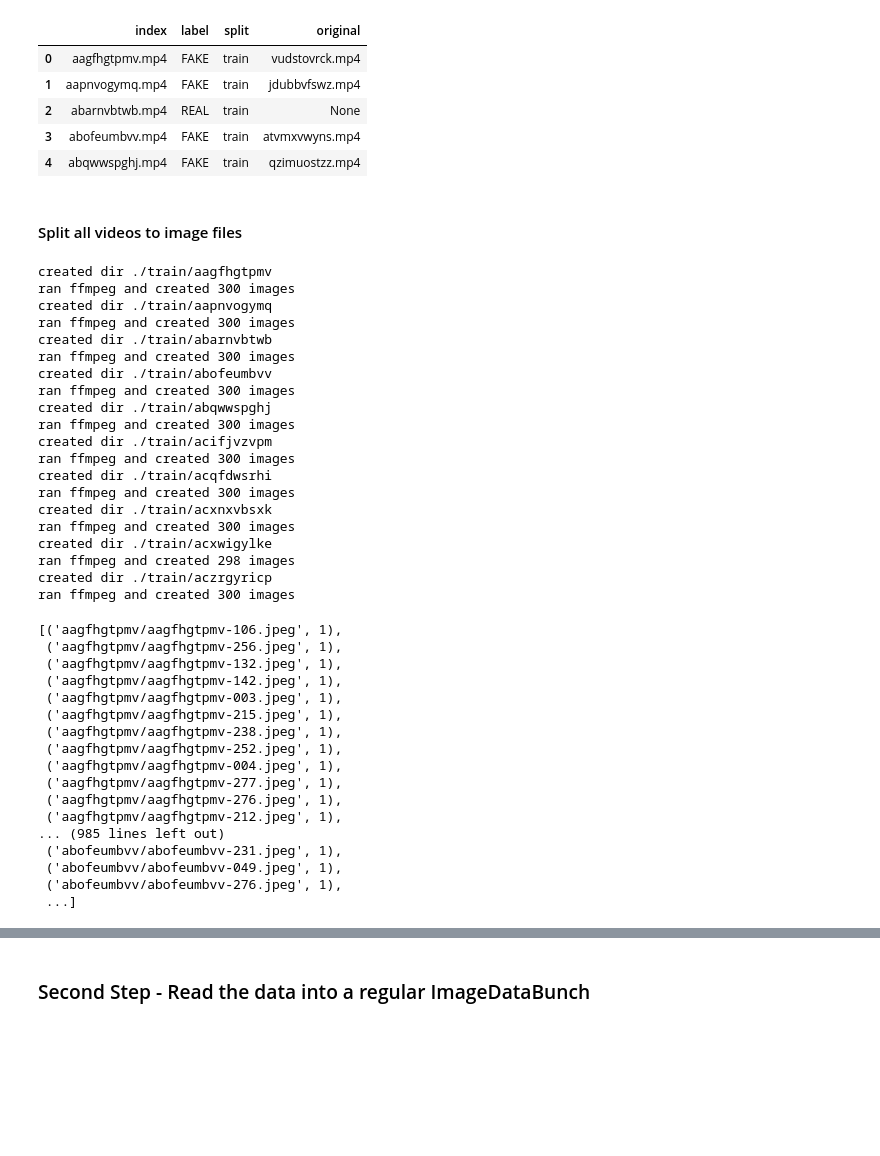
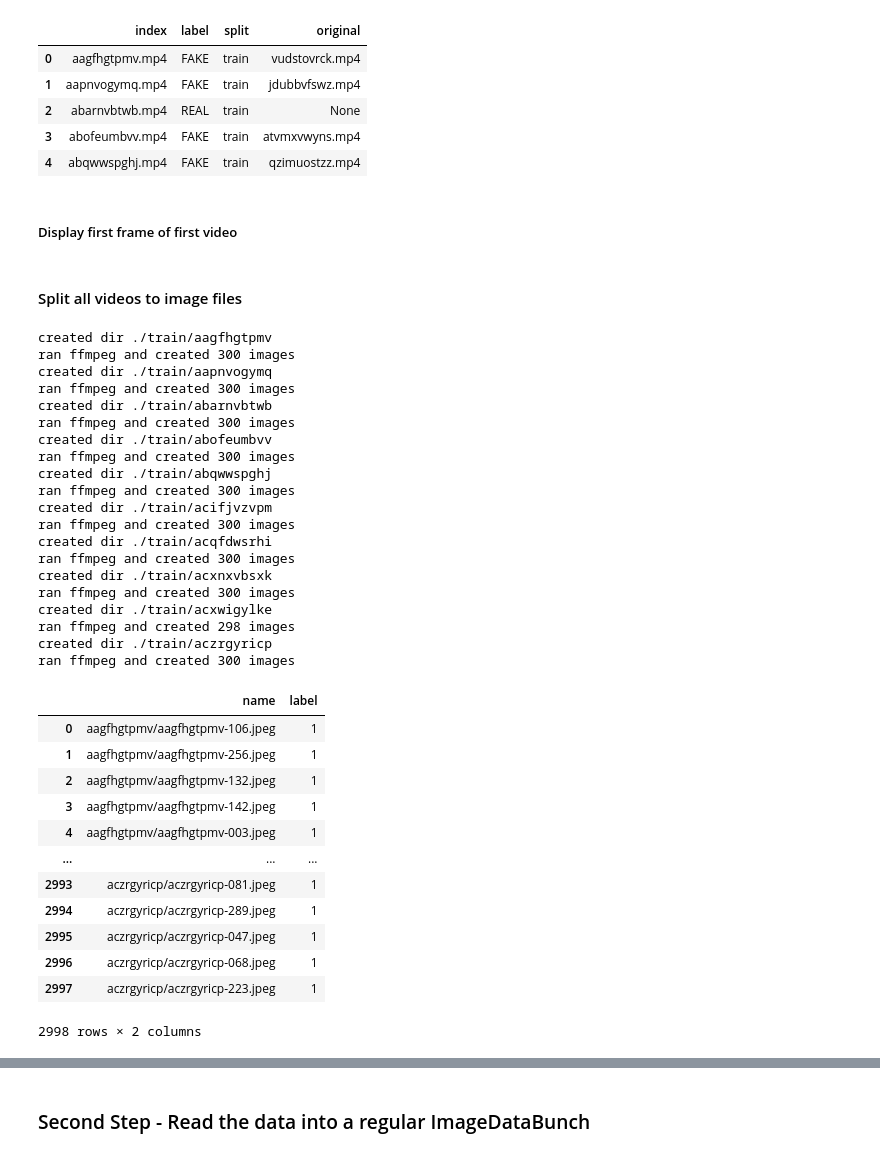
Before and after one commit to adamkleingit/dfdc, a Jupyter notebook: submission.ipynb, the cells around one changed output, grey strips where cells are left out. Cells and saved outputs as stored; diff of their text form; code cells hidden in the pictures; blank space fills up the shorter version.

```diff
--- a/submission.ipynb
+++ b/submission.ipynb
@@ -100,8 +60,8 @@ First I'm going to prepare the data in a nice consumable way and split the video
 # %% [markdown]
 #### Read metadata.json
 # %%
-metadata_df = pd.read_json(METADATA_PATH).T.reset_index()
-metadata_df.head()
+metadata_df = pd.read_json(METADATA_PATH).T.reset_index().head(10)
+metadata_df
 # %% [output]
 |  | index | label | split | original |
 | 0 | aagfhgtpmv.mp4 | FAKE | train | vudstovrck.mp4 |
@@ -109,3 +69,5 @@ metadata_df.head()
 | 2 | abarnvbtwb.mp4 | REAL | train | None |
 | 3 | abofeumbvv.mp4 | FAKE | train | atvmxvwyns.mp4 |
 | 4 | abqwwspghj.mp4 | FAKE | train | qzimuostzz.mp4 |
+# %% [markdown]
+##### Display first frame of first video
@@ -112,18 +81,9 @@ metadata_df.head()
 # %% [markdown]
 #### Split all videos to image files
 # %%
-# filename = 'aagfhgtpmv.mp4'
-# filename_base = filename.split('.')[0]
-# dir_path = os.path.join(TRAIN_IMAGES_FOLDER, filename_base)
-# !mkdir -p {dir_path}
-# file_path = os.path.join(DATA_FOLDER, TRAIN_SAMPLE_FOLDER, filename)
-# !ffmpeg -i {file_path} -f image2 {dir_path}/{filename_base}-%03d.jpeg
-
-training_set = []
-for index, row in metadata_df.head(10).iterrows():
+for index, row in metadata_df.iterrows():
     # get movie filename and label
     filename = row.get('index')
-    label = 1 if row.get('label') == 'FAKE' else 0
     # create a folder per movie
     filename_base = filename.split('.')[0]
     dir_path = os.path.join(TRAIN_IMAGES_FOLDER, filename_base)
@@ -132,14 +92,9 @@ for index, row in metadata_df.head(10).iterrows():
     # split movie to images using ffmpeg and output to folder
     file_path = os.path.join(DATA_FOLDER, TRAIN_SAMPLE_FOLDER, filename)
     !ffmpeg -i {file_path} -f image2 {dir_path}/{filename_base}-%03d.jpeg -v quiet
-    # iterate over created images and add them to training_set
     image_files = list(os.listdir(dir_path))
     print(f'ran ffmpeg and created {len(image_files)} images')
-    image_files = map(lambda image_filename: os.path.join(filename_base, image_filename), image_files)
-    image_files = map(lambda image_path: (image_path, label), image_files)
-    image_files = list(image_files)
-    training_set += image_files
-training_set
+print('finished')
 # %% [output]
 created dir ./train/aagfhgtpmv
 ran ffmpeg and created 300 images
@@ -161,21 +116,34 @@ created dir ./train/acxwigylke
 ran ffmpeg and created 298 images
 created dir ./train/aczrgyricp
 ran ffmpeg and created 300 images
-[('aagfhgtpmv/aagfhgtpmv-106.jpeg', 1),
- ('aagfhgtpmv/aagfhgtpmv-256.jpeg', 1),
- ('aagfhgtpmv/aagfhgtpmv-132.jpeg', 1),
- ('aagfhgtpmv/aagfhgtpmv-142.jpeg', 1),
- ('aagfhgtpmv/aagfhgtpmv-003.jpeg', 1),
- ('aagfhgtpmv/aagfhgtpmv-215.jpeg', 1),
- ('aagfhgtpmv/aagfhgtpmv-238.jpeg', 1),
- ('aagfhgtpmv/aagfhgtpmv-252.jpeg', 1),
- ('aagfhgtpmv/aagfhgtpmv-004.jpeg', 1),
- ('aagfhgtpmv/aagfhgtpmv-277.jpeg', 1),
- ('aagfhgtpmv/aagfhgtpmv-276.jpeg', 1),
- ('aagfhgtpmv/aagfhgtpmv-212.jpeg', 1),
-... (985 lines left out)
- ('abofeumbvv/abofeumbvv-231.jpeg', 1),
- ('abofeumbvv/abofeumbvv-049.jpeg', 1),
- ('abofeumbvv/abofeumbvv-276.jpeg', 1),
- ...]
+# %%
+training_set = []
+for index, row in metadata_df.iterrows():
+    # iterate over created images and add them to training_set
+    filename = row.get('index')
+    label = 1 if row.get('label') == 'FAKE' else 0
+    # create a folder per movie
+    filename_base = filename.split('.')[0]
+    dir_path = os.path.join(TRAIN_IMAGES_FOLDER, filename_base)
+    image_files = list(os.listdir(dir_path))
+    image_files = map(lambda image_filename: os.path.join(filename_base, image_filename), image_files)
+    image_files = map(lambda image_path: (image_path, label), image_files)
+    image_files = list(image_files)
+    training_set += image_files
+train_df = DataFrame.from_records(training_set, columns=("name", "label"))
+train_df
+# %% [output]
+|  | name | label |
+| 0 | aagfhgtpmv/aagfhgtpmv-106.jpeg | 1 |
+| 1 | aagfhgtpmv/aagfhgtpmv-256.jpeg | 1 |
+| 2 | aagfhgtpmv/aagfhgtpmv-132.jpeg | 1 |
+| 3 | aagfhgtpmv/aagfhgtpmv-142.jpeg | 1 |
+| 4 | aagfhgtpmv/aagfhgtpmv-003.jpeg | 1 |
+| ... | ... | ... |
+| 2993 | aczrgyricp/aczrgyricp-081.jpeg | 1 |
+| 2994 | aczrgyricp/aczrgyricp-289.jpeg | 1 |
+| 2995 | aczrgyricp/aczrgyricp-047.jpeg | 1 |
+| 2996 | aczrgyricp/aczrgyricp-068.jpeg | 1 |
+| 2997 | aczrgyricp/aczrgyricp-223.jpeg | 1 |
+2998 rows × 2 columns
 # %%
```
Also changed, not shown: parts of 15 cells of this notebook.
